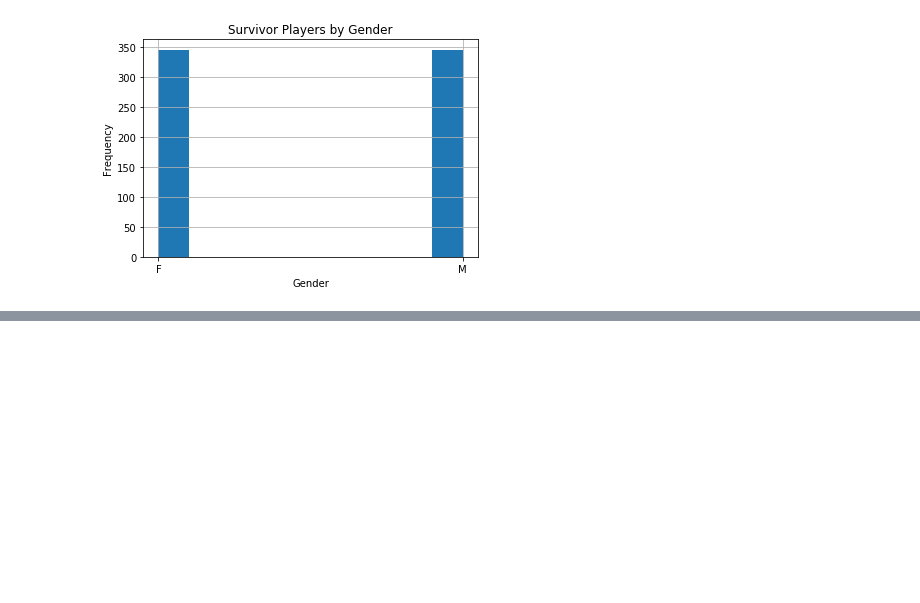
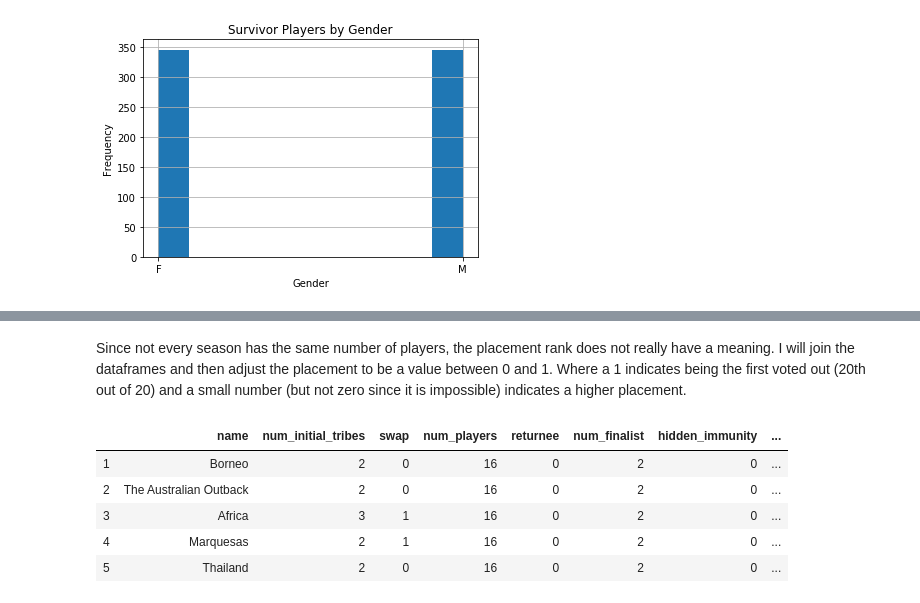
Before and after one commit to kayschulz/survivor_analysis, a Jupyter notebook: exploratory_analysis.ipynb, the cells around one changed output, grey strips where cells are left out. Cells and saved outputs as stored; diff of their text form; code cells hidden in the pictures; blank space fills up the shorter version.

```diff
--- a/exploratory_analysis.ipynb
+++ b/exploratory_analysis.ipynb
@@ -416,0 +421,12 @@ AttributeError: 'DataFrame' object has no attribute 'plotting'
+# %% [markdown]
+Since not every season has the same number of players, the placement rank does not really have a meaning. I will join the dataframes and then adjust the placement to be a value between 0 and 1. Where a 1 indicates being the first voted out (20th out of 20) and a small number (but not zero since it is impossible) indicates a higher placement.
+# %%
+seasons.index += 1
+seasons.head()
+# %% [output]
+|  | name | num_initial_tribes | swap | num_players | returnee | num_finalist | hidden_immunity | ... |
+| 1 | Borneo | 2 | 0 | 16 | 0 | 2 | 0 | ... |
+| 2 | The Australian Outback | 2 | 0 | 16 | 0 | 2 | 0 | ... |
+| 3 | Africa | 3 | 1 | 16 | 0 | 2 | 0 | ... |
+| 4 | Marquesas | 2 | 1 | 16 | 0 | 2 | 0 | ... |
+| 5 | Thailand | 2 | 0 | 16 | 0 | 2 | 0 | ... |
```
Also changed, not shown: parts of 4 cells of this notebook.
